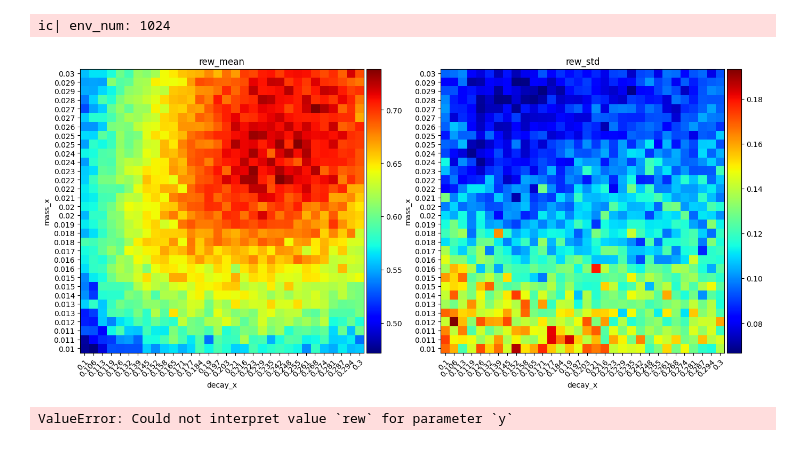
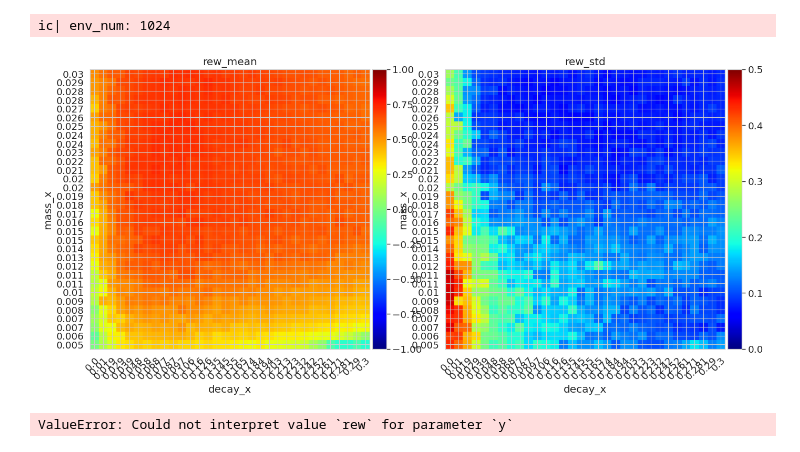
Before and after one commit to jc-bao/policy-adaptation-survey, a Jupyter notebook: adaptive_control_gym/utils/sensitivity.ipynb, the cells around one changed output. Cells and saved outputs as stored; diff of their text form; code cells hidden in the pictures.

Commit message:
update training parameter range

```diff
--- a/adaptive_control_gym/utils/sensitivity.ipynb
+++ b/adaptive_control_gym/utils/sensitivity.ipynb
@@ -74,51 +74,56 @@ ic| env_num: 1024
 from mpl_toolkits.axes_grid1 import make_axes_locatable
 import numpy as np
 # plot rew_mean and reward_std regarding mass_x and decay_x as heatmap
-df = pd.read_csv('results/eval.csv')
+df = pd.read_csv('results/eval_small.csv')
 df = df.sort_values(by=['mass_x', 'decay_x'])
 df = df.reset_index(drop=True)
+# df_small = pd.read_csv('results/eval_small.csv')
+# df_small = df_small.sort_values(by=['mass_x', 'decay_x'])
+# df_small = df_small.reset_index(drop=True)
+# df['rew_mean'] -= df_small['rew_mean']
 rew_mean = df['rew_mean'].values.reshape(n_mass, n_decay)
 rew_std = df['rew_std'].values.reshape(n_mass, n_decay)
 mass_x = df['mass_x'].values.reshape(n_mass, n_decay)
 decay_x = df['decay_x'].values.reshape(n_mass, n_decay)
 # plot
 fig, ax = plt.subplots(1, 2, figsize=(16, 8))
-ax[0].imshow(rew_mean, cmap='jet', origin='lower')
+# set cmap range from -1 to 1
+im = ax[0].imshow(rew_mean, vmin=-1, vmax=1, cmap='jet', origin='lower')
 ax[0].set_aspect('equal')
 ax[0].set_xlabel('decay_x')
 ax[0].set_ylabel('mass_x')
 ax[0].set_title('rew_mean')
 # add colorbar for ax[0]
 divider = make_axes_locatable(ax[0])
 cax = divider.append_axes("right", size="5%", pad=0.05)
 fig.colorbar(ax[0].images[0], cax=cax)
 # add xticks and yticks
 ax[0].set_xticks(np.arange(n_decay))
 ax[0].set_xticklabels(np.round(decay_x[0], 3))
 ax[0].set_yticks(np.arange(n_mass))
 ax[0].set_yticklabels(np.round(mass_x[:, 0], 3))
 # set xticks to be vertical
 plt.setp(ax[0].get_xticklabels(), rotation=45, ha="right", rotation_mode="anchor")
 
-ax[1].imshow(rew_std, cmap='jet', origin='lower')
+ax[1].imshow(rew_std, vmin=0.0, vmax=0.5, cmap='jet', origin='lower')
 ax[1].set_xlabel('decay_x')
 ax[1].set_ylabel('mass_x')
 ax[1].set_title('rew_std')
 # add colorbar for ax[0]
 divider = make_axes_locatable(ax[1])
 cax = divider.append_axes("right", size="5%", pad=0.05)
 fig.colorbar(ax[1].images[0], cax=cax)
 # add xticks and yticks
 ax[1].set_xticks(np.arange(n_decay))
 ax[1].set_xticklabels(np.round(decay_x[0], 3))
 ax[1].set_yticks(np.arange(n_mass))
 ax[1].set_yticklabels(np.round(mass_x[:, 0], 3))
 # set xticks to be vertical
 plt.setp(ax[1].get_xticklabels(), rotation=45, ha="right", rotation_mode="anchor")
 
 plt.show()
 # %% [output]
-[figure, old version]
+[figure, new version]
 # %%
 # read the file
 df = pd.read_csv('results/eval.csv')
```
Also changed, not shown: parts of 1 cell of this notebook, 1 other file.
